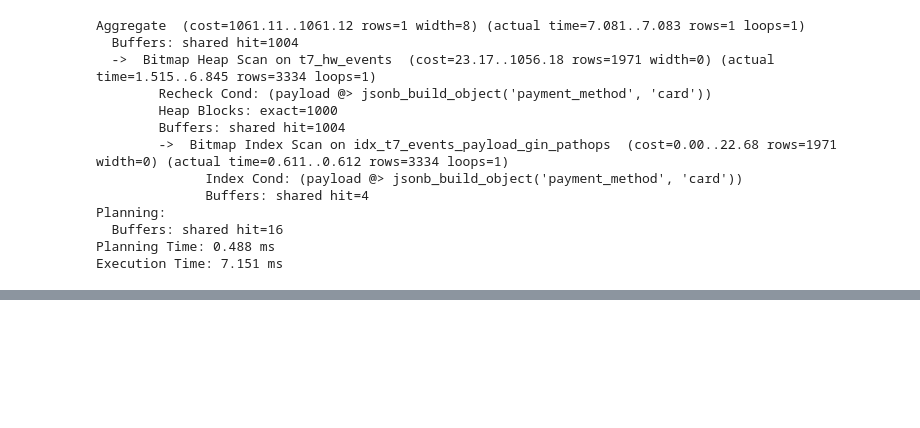
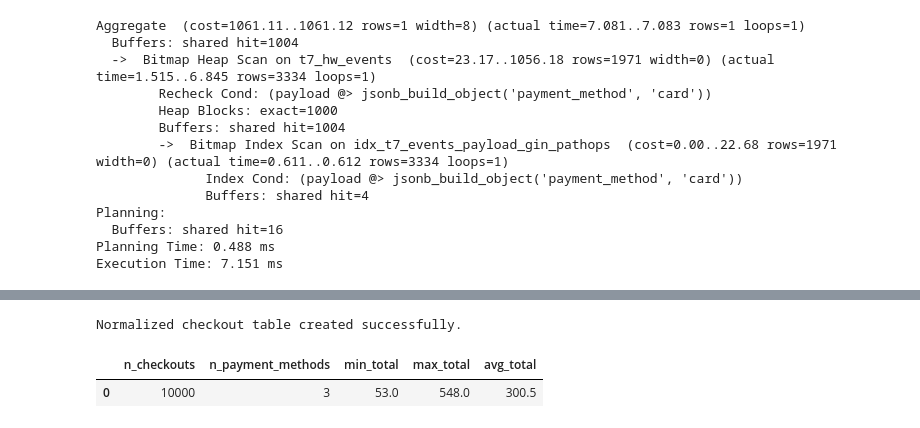
Before and after one commit to BorysZhyhalo/goit-rdb-hw-07, a Jupyter notebook: hw_07_rdb.ipynb, the cells around one changed output, grey strips where cells are left out. Drawn from its saved outputs; the diff is of its cells as text; code cells hidden in the pictures; blank space fills up the shorter version.

```diff
--- a/hw_07_rdb.ipynb
+++ b/hw_07_rdb.ipynb
@@ -766,0 +848,59 @@ Execution Time: 7.151 ms
+# %%
+with engine.begin() as conn:
+    conn.execute(text("""
+        DROP TABLE IF EXISTS t7_hw_checkouts_norm;
+
+        CREATE TABLE t7_hw_checkouts_norm (
+            event_id        INTEGER PRIMARY KEY,
+            user_id         INTEGER NOT NULL,
+            event_ts        TIMESTAMPTZ NOT NULL,
+            order_id        TEXT NOT NULL,
+            total           NUMERIC(10, 2) NOT NULL,
+            items_count     INTEGER NOT NULL CHECK (items_count > 0),
+            payment_method  TEXT NOT NULL
+                CHECK (payment_method IN ('card', 'paypal', 'crypto'))
+        );
+
+        INSERT INTO t7_hw_checkouts_norm (
+            event_id,
+            user_id,
+            event_ts,
+            order_id,
+            total,
+            items_count,
+            payment_method
+        )
+        SELECT
+            event_id,
+            user_id,
+            event_ts,
+            payload ->> 'order_id',
+            (payload ->> 'total')::NUMERIC(10, 2),
+            (payload ->> 'items_count')::INTEGER,
+            payload ->> 'payment_method'
+        FROM t7_hw_events
+        WHERE event_type = 'checkout';
+
+        CREATE INDEX idx_t7_checkouts_norm_pm
+            ON t7_hw_checkouts_norm (payment_method);
+
+        ANALYZE t7_hw_checkouts_norm;
+    """))
+
+print("Normalized checkout table created successfully.")
+# %% [output]
+Normalized checkout table created successfully.
+# %%
+#Validation
+display(pd.read_sql("""
+    SELECT
+        COUNT(*) AS n_checkouts,
+        COUNT(DISTINCT payment_method) AS n_payment_methods,
+        MIN(total) AS min_total,
+        MAX(total) AS max_total,
+        AVG(total)::NUMERIC(10, 2) AS avg_total
+    FROM t7_hw_checkouts_norm;
+""", engine))
+# %% [output]
+|  | n_checkouts | n_payment_methods | min_total | max_total | avg_total |
+| 0 | 10000 | 3 | 53.0 | 548.0 | 300.5 |
```
Also changed, not shown: parts of 10 cells of this notebook.
